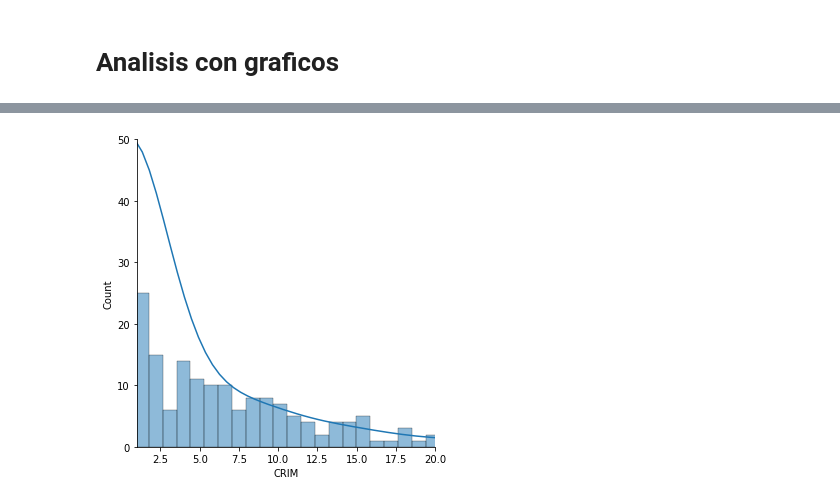
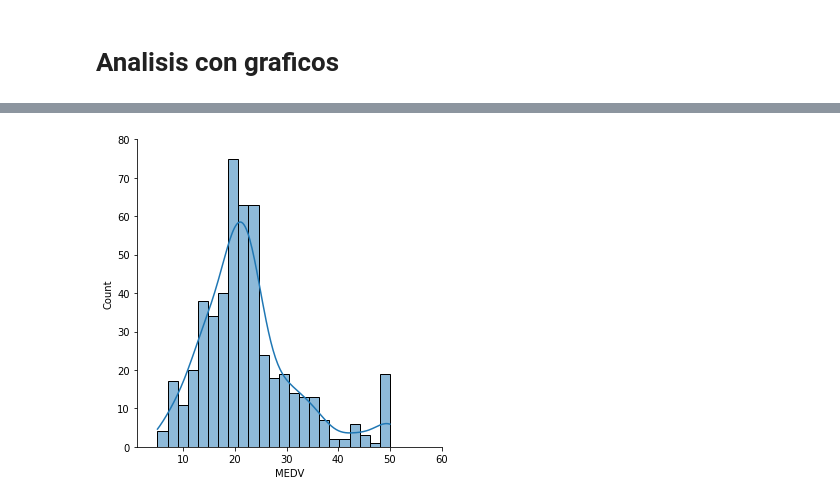
Before and after one commit to CristianVeloz0501/DMC, a Jupyter notebook: Housing_1.ipynb, the cells around one changed output, grey strips where cells are left out. Cells and saved outputs as stored; diff of their text form; code cells hidden in the pictures.

```diff
--- a/Housing_1.ipynb
+++ b/Housing_1.ipynb
@@ -161,8 +171,8 @@ Poner limites
 # %%
-sbn.displot(Data['CRIM'],kde=True)
-plt.xlim(1,20)
-plt.ylim(0,50)
+sbn.displot(Data['MEDV'],kde=True)
+plt.xlim(1,60)
+plt.ylim(0,80)
 plt.show()
 # %% [output]
-[figure, old version]
+[figure, new version]
 # %%
```
Also changed, not shown: parts of 17 cells of this notebook.
